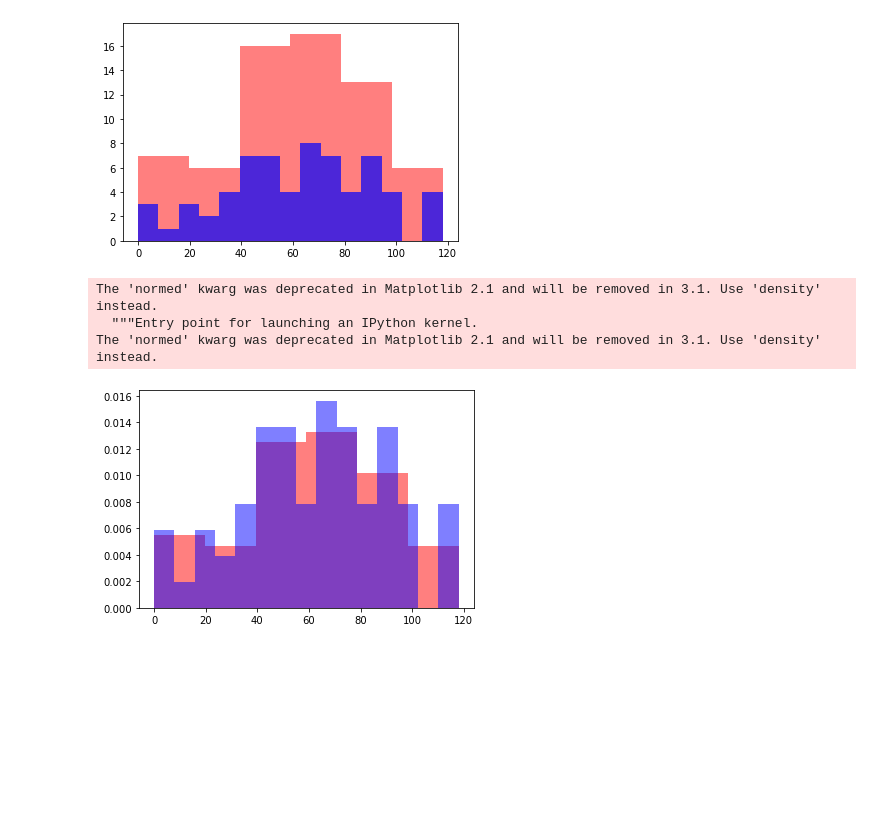
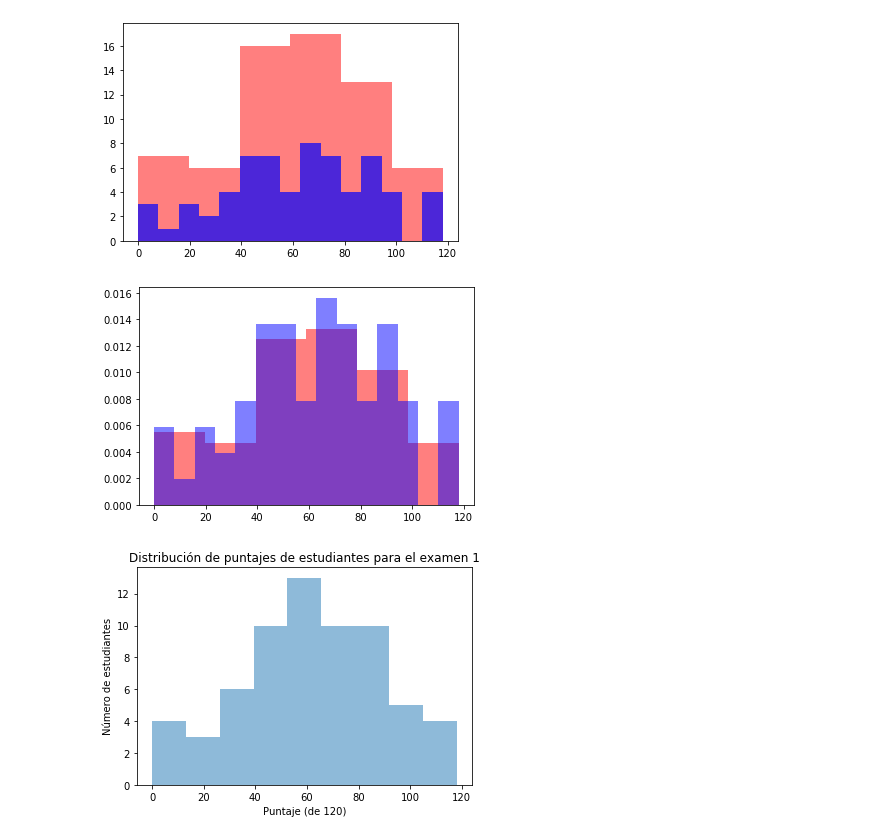
Before and after one commit to mrodriguezalas/escuela-alphacen-python, a Jupyter notebook: Day 1/day1_tutorial_part2.ipynb, the cells around one changed output. Saved outputs shown, nothing was run; the diff lists cells and outputs as text; code cells hidden in the pictures; blank space fills up the shorter version.

```diff
--- a/Day 1/day1_tutorial_part2.ipynb
+++ b/Day 1/day1_tutorial_part2.ipynb
@@ -232,11 +305,19 @@ plt.show()
 # %% [output]
 [figure]
 # %%
-plt.hist(to_fill,bins=6,color='r',alpha=0.5,normed=True)
-plt.hist(to_fill,bins=15,color='b',alpha=0.5,normed=True)
+#density muestra una densidad de probabilidad
+#esto es que tan probable es que una variable tome determinado valor
+plt.hist(to_fill,bins=6,color='r',alpha=0.5,density=True)
+plt.hist(to_fill,bins=15,color='b',alpha=0.5,density=True)
 plt.show()
 # %% [output]
-The 'normed' kwarg was deprecated in Matplotlib 2.1 and will be removed in 3.1. Use 'density' instead.
-  """Entry point for launching an IPython kernel.
-The 'normed' kwarg was deprecated in Matplotlib 2.1 and will be removed in 3.1. Use 'density' instead.
 [figure]
+# %%
+#Agreguemos algunas etiquetas
+plt.hist(to_fill,bins=9,alpha=0.5)
+plt.xlabel('Puntaje (de 120)')
+plt.ylabel('Número de estudiantes')
+plt.title('Distribución de puntajes de estudiantes para el examen 1')
+plt.show()
+# %% [output]
+[figure, added]
```
Also changed, not shown: parts of 57 cells of this notebook.
